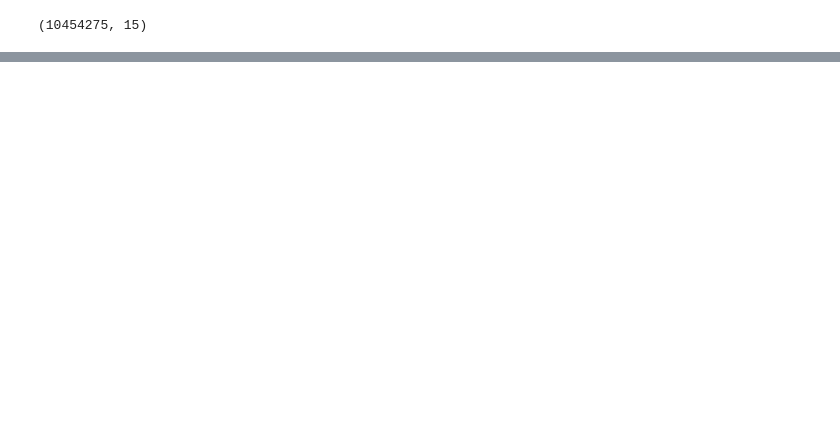
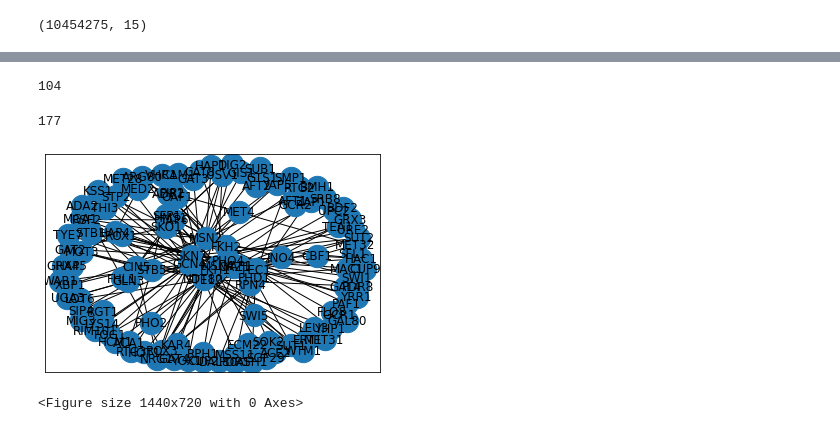
Before and after one commit to moqri/gene-regulatory-network, a Jupyter notebook: Yeast_TF_Network.ipynb, the cells around one changed output, grey strips where cells are left out. Cells and saved outputs as stored; diff of their text form; code cells hidden in the pictures; blank space fills up the shorter version.

```diff
--- a/Yeast_TF_Network.ipynb
+++ b/Yeast_TF_Network.ipynb
@@ -86,0 +98,4 @@ df[df.TF=='TEC1']
+# %%
+TF_df.columns=['TF','Gene']
+TF_df=TF_df[TF_df.TF!=TF_df.Gene]
+TF_df
@@ -86,0 +116,20 @@ df[df.TF=='TEC1']
+# %%
+TF_dic={}
+for TF in set(TF_df.TF):
+  TF_dic[TF]=set(TF_df[TF_df.TF==TF].Gene)
+len(TF_dic)
+# %% [output]
+104
+# %%
+edges=[]
+pk=sorted(purturb_dic.keys())
+for key in sorted(TF_dic.keys()):
+  if key in pk:
+    genes=purturb_dic[key]
+    for gene in TF_dic[key]:
+      if gene in genes:
+        edges.append([key,gene])
+# %%
+len(edges)
+# %% [output]
+177
@@ -86,0 +139,17 @@ df[df.TF=='TEC1']
+# %%
+import networkx as nx
+import matplotlib.pyplot as plt
+
+G = nx.DiGraph()
+G.add_edges_from(edges)
+# %%
+pos = nx.spring_layout(G)
+nx.draw_networkx_labels(G, pos)
+nx.draw_networkx_nodes(G, pos, cmap=plt.get_cmap('jet'),
+                       node_size = 500)
+nx.draw_networkx_edges(G, pos, G.edges, arrows=False)
+plt.figure(figsize=(20,10))
+plt.show()
+# %% [output]
+[figure, added]
+<Figure size 1440x720 with 0 Axes>
```
Also changed, not shown: parts of 11 cells of this notebook.
